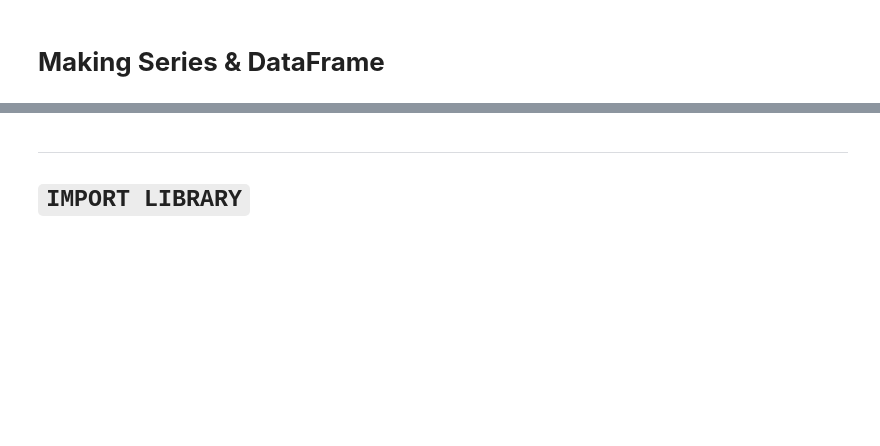
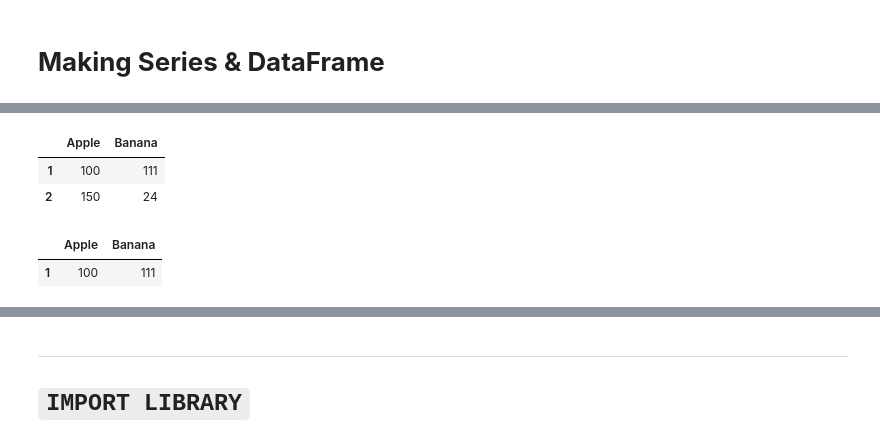
Before and after one commit to Shaikh-Hafiz-Yahya/AI_Road_Map_2026, a Jupyter notebook: Module04_Pandas/Lecture01.ipynb, the cells around one changed output, grey strips where cells are left out. Saved outputs shown, nothing was run; the diff lists cells and outputs as text; code cells hidden in the pictures; blank space fills up the shorter version.

```diff
--- a/Module04_Pandas/Lecture01.ipynb
+++ b/Module04_Pandas/Lecture01.ipynb
@@ -4,0 +201,22 @@ import pandas as pd
+# %%
+df4 = pd.DataFrame(
+
+    {
+        'Apple':[100 , 150],
+        'Banana':[111 , 24]
+
+    },
+    index=[1 , 2]
+
+)
+
+df4
+# %% [output]
+|  | Apple | Banana |
+| 1 | 100 | 111 |
+| 2 | 150 | 24 |
+# %%
+df4[0:1]
+# %% [output]
+|  | Apple | Banana |
+| 1 | 100 | 111 |
```
Also changed, not shown: parts of 29 cells of this notebook.
